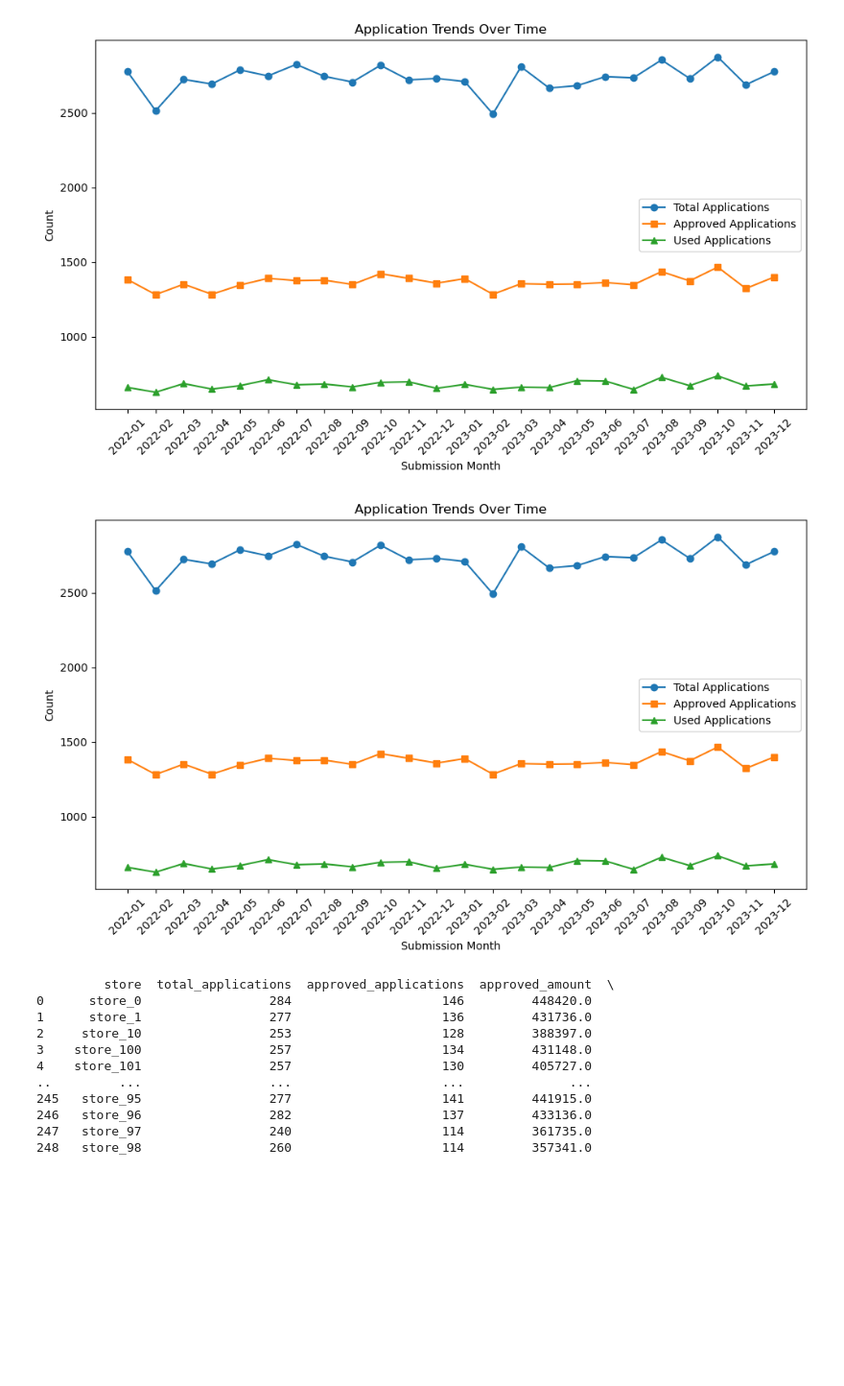
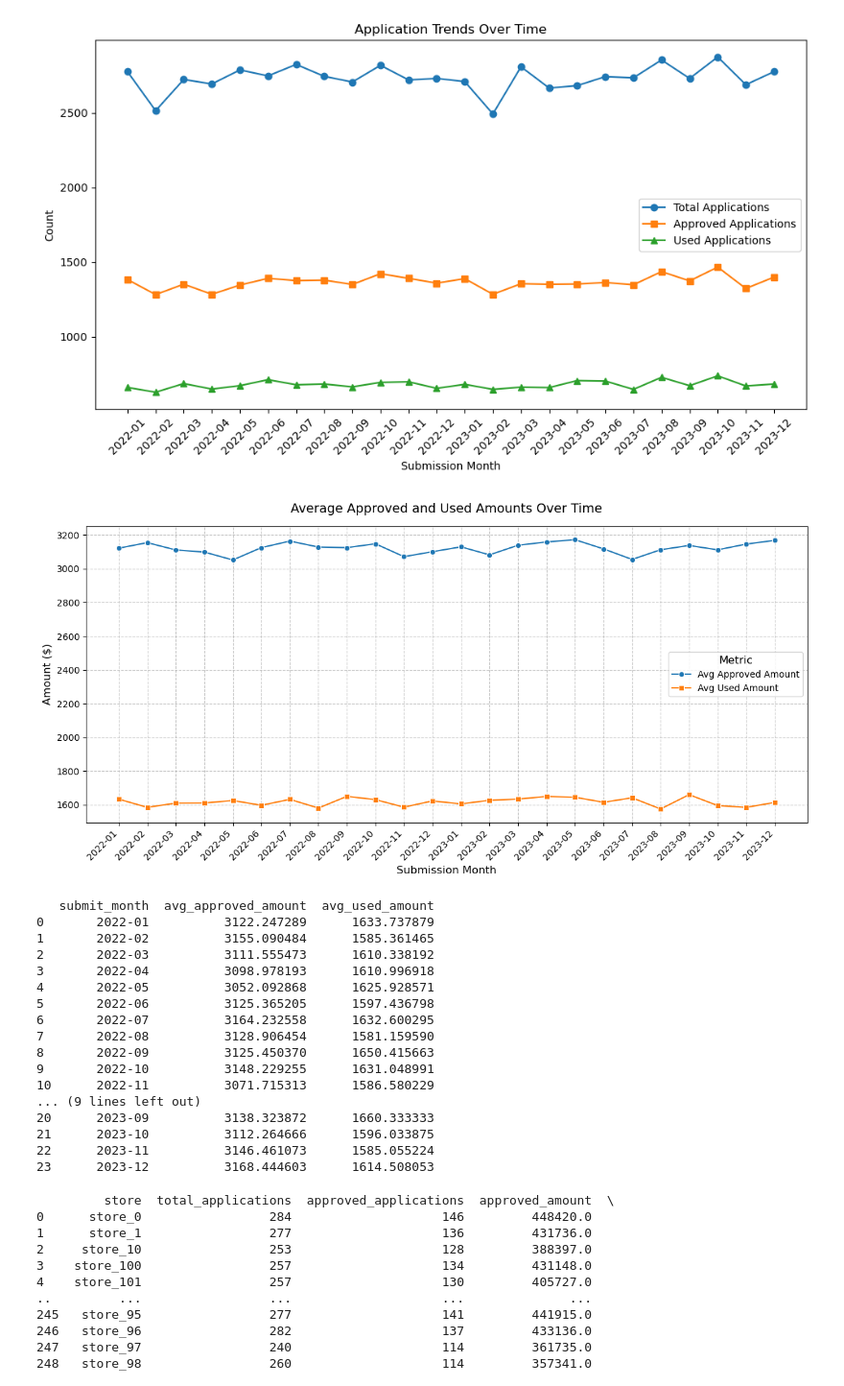
Before and after one commit to parvathybijupillai/snap-finance-bi-assessment, a Jupyter notebook: assessment_notebook.ipynb, the cells around one changed output. Shown at 96% size. Drawn from its saved outputs; the diff is of its cells as text; code cells hidden in the pictures; blank space fills up the shorter version.

```diff
--- a/assessment_notebook.ipynb
+++ b/assessment_notebook.ipynb
@@ -100,43 +100,63 @@ plt.show()
 # %%
 """
 
 Task 2
 
 Calculate the average of the approved amount and the average of the amount used and visualize the trend over
 the submission date.Calculate average approved amount and average dollars used per submission date
 
 
 """
 
 
 
 # Aggregate by submission date (monthly for smoother trends)
 applications['submit_month'] = applications['submit_date'].dt.to_period('M')
-app_counts = applications.groupby('submit_month').agg(
-    total_applications=('application_id', 'count'),
-    approved_applications=('approved', 'sum'),
-    used_applications=('dollars_used', lambda x: (x > 0).sum())
+avg_amounts = applications.groupby('submit_month').agg(
+    avg_approved_amount=('approved_amount', 'mean'),
+    avg_used_amount=('dollars_used', 'mean')
 ).reset_index()
 
 # Convert submit_month to string for plotting
-app_counts['submit_month'] = app_counts['submit_month'].astype(str)
+avg_amounts['submit_month'] = avg_amounts['submit_month'].astype(str)
 
-# Plot
-plt.figure(figsize=(10, 6))
-plt.plot(app_counts['submit_month'], app_counts['total_applications'], label='Total Applications', marker='o')
-plt.plot(app_counts['submit_month'], app_counts['approved_applications'], label='Approved Applications', marker='s')
-plt.plot(app_counts['submit_month'], app_counts['used_applications'], label='Used Applications', marker='^')
-plt.title('Application Trends Over Time')
-plt.xlabel('Submission Month')
-plt.ylabel('Count')
-plt.xticks(rotation=45)
-plt.legend()
+# Plot line chart
+plt.figure(figsize=(12, 6))
+sns.lineplot(data=avg_amounts, x='submit_month', y='avg_approved_amount', label='Avg Approved Amount', marker='o', color='#1f77b4')
+sns.lineplot(data=avg_amounts, x='submit_month', y='avg_used_amount', label='Avg Used Amount', marker='s', color='#ff7f0e')
+plt.title('Average Approved and Used Amounts Over Time', fontsize=14, pad=15)
+plt.xlabel('Submission Month', fontsize=12)
+plt.ylabel('Amount ($)', fontsize=12)
+plt.xticks(rotation=45, ha='right', fontsize=10)
+plt.grid(True, linestyle='--', alpha=0.7)
+plt.legend(title='Metric', fontsize=10, title_fontsize=12)
 plt.tight_layout()
 plt.show()
 
+# Print summary table for reference
+print(avg_amounts[['submit_month', 'avg_approved_amount', 'avg_used_amount']])
+plt.show()
+
 # This helps identify spending patterns and utilization trends post-approval.
 # %% [output]
-[figure, old version]
+[figure, new version]
+   submit_month  avg_approved_amount  avg_used_amount
+0       2022-01          3122.247289      1633.737879
+1       2022-02          3155.090484      1585.361465
+2       2022-03          3111.555473      1610.338192
+3       2022-04          3098.978193      1610.996918
+4       2022-05          3052.092868      1625.928571
+5       2022-06          3125.365205      1597.436798
+6       2022-07          3164.232558      1632.600295
+7       2022-08          3128.906454      1581.159590
+8       2022-09          3125.450370      1650.415663
+9       2022-10          3148.229255      1631.048991
+10      2022-11          3071.715313      1586.580229
+... (9 lines left out)
+20      2023-09          3138.323872      1660.333333
+21      2023-10          3112.264666      1596.033875
+22      2023-11          3146.461073      1585.055224
+23      2023-12          3168.444603      1614.508053
 # %%
 """
 
```
